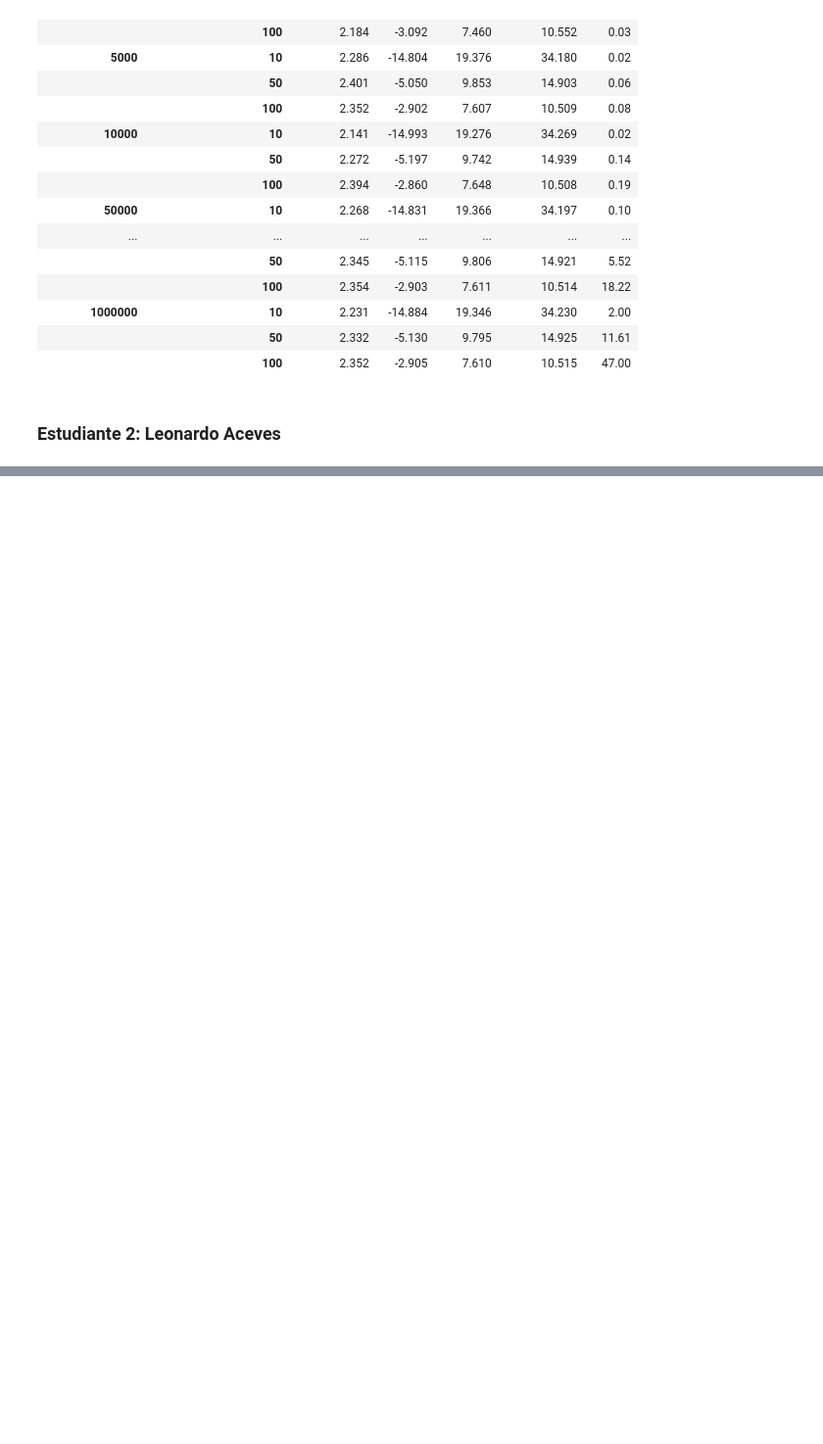
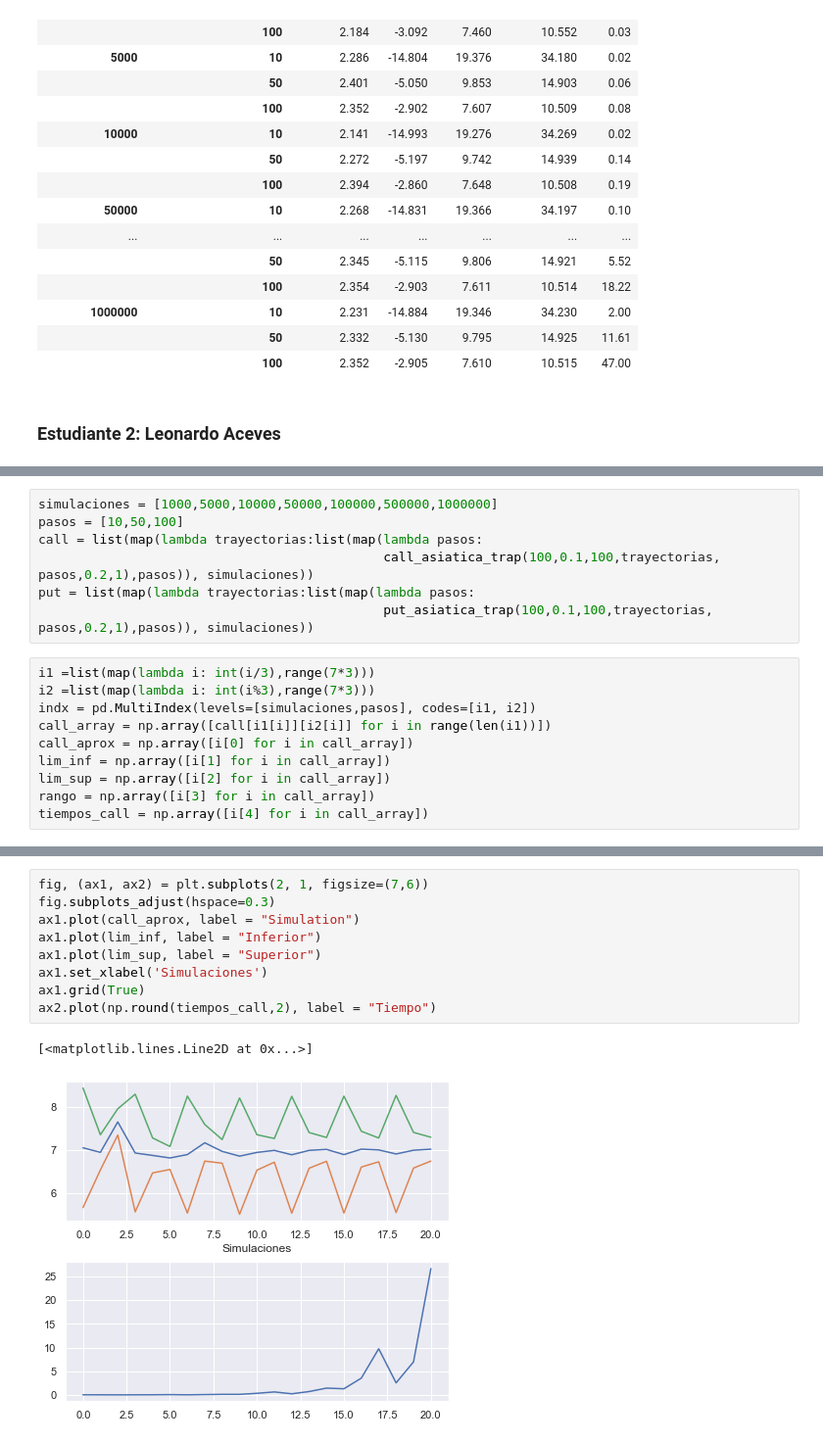
Before and after one commit to feramdor/Tarea9-10_Amdor_Aceves, a Jupyter notebook: Tarea9.ipynb, the cells around one changed output, grey strips where cells are left out. Shown at 98% size. Cells and saved outputs as stored; diff of their text form; blank space fills up the shorter version.

```diff
--- a/Tarea9.ipynb
+++ b/Tarea9.ipynb
@@ -283,0 +286,17 @@ tabla_put
+# %%
+simulaciones = [1000,5000,10000,50000,100000,500000,1000000]
+pasos = [10,50,100]
+call = list(map(lambda trayectorias:list(map(lambda pasos:
+                                             call_asiatica_trap(100,0.1,100,trayectorias, pasos,0.2,1),pasos)), simulaciones))
+put = list(map(lambda trayectorias:list(map(lambda pasos:
+                                             put_asiatica_trap(100,0.1,100,trayectorias, pasos,0.2,1),pasos)), simulaciones))
+# %%
+i1 =list(map(lambda i: int(i/3),range(7*3)))
+i2 =list(map(lambda i: int(i%3),range(7*3)))
+indx = pd.MultiIndex(levels=[simulaciones,pasos], codes=[i1, i2])
+call_array = np.array([call[i1[i]][i2[i]] for i in range(len(i1))])
+call_aprox = np.array([i[0] for i in call_array])
+lim_inf = np.array([i[1] for i in call_array])
+lim_sup = np.array([i[2] for i in call_array])
+rango = np.array([i[3] for i in call_array])
+tiempos_call = np.array([i[4] for i in call_array])
@@ -283,0 +327,12 @@ tabla_put
+# %%
+fig, (ax1, ax2) = plt.subplots(2, 1, figsize=(7,6))
+fig.subplots_adjust(hspace=0.3)
+ax1.plot(call_aprox, label = "Simulation")
+ax1.plot(lim_inf, label = "Inferior")
+ax1.plot(lim_sup, label = "Superior")
+ax1.set_xlabel('Simulaciones')
+ax1.grid(True)
+ax2.plot(np.round(tiempos_call,2), label = "Tiempo")
+# %% [output]
+[<matplotlib.lines.Line2D at 0x...>]
+[figure, added]
```
Also changed, not shown: parts of 5 cells of this notebook.
